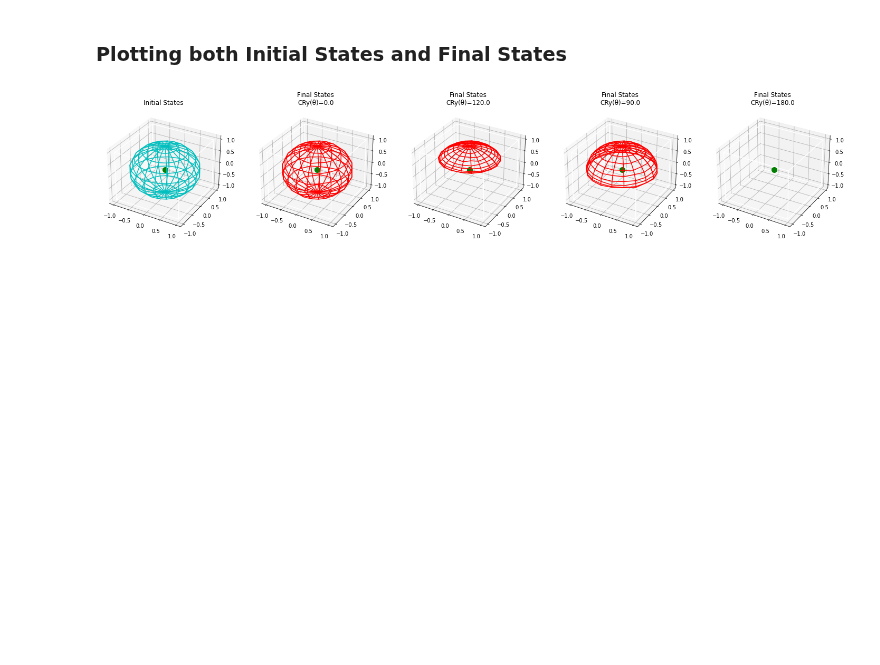
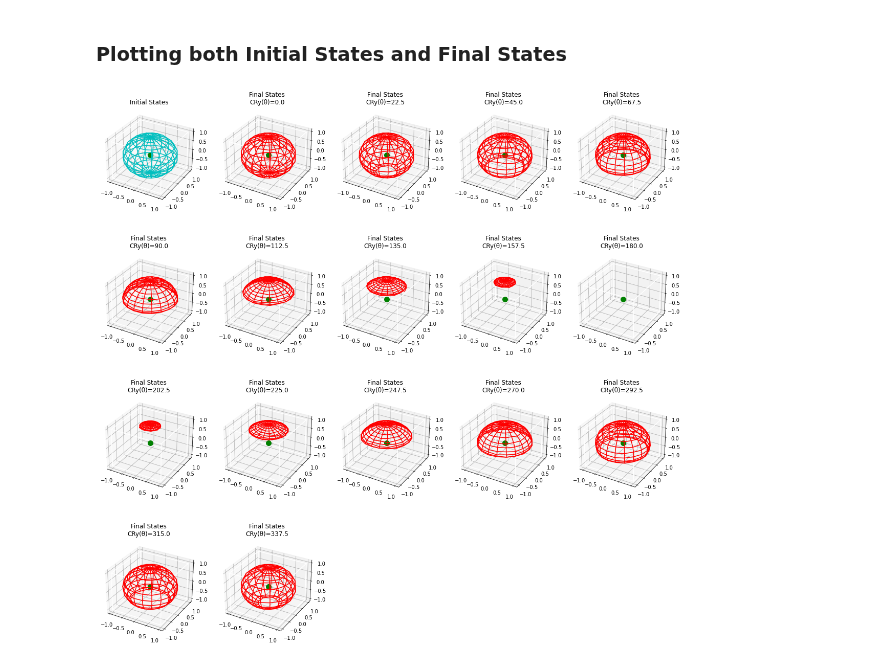
Before and after one commit to iamtxena/quantum-channel-discrimination, a Jupyter notebook: src/qcdBase.ipynb, the cells around one changed output. Cells and saved outputs as stored; diff of their text form; code cells hidden in the pictures; blank space fills up the shorter version.

Commit message:
feat: loop and print all channel executions. 16 different channels

```diff
--- a/src/qcdBase.ipynb
+++ b/src/qcdBase.ipynb
@@ -93,8 +93,8 @@ anglesTheta = np.mgrid[0:pi:pointsTheta*1j]
 anglesPhase = np.mgrid[0:2*pi:pointsPhase*1j]
 # angleCYgate = pi/1.5  # Angle used for CY gate
 # angles shift from first parameter, to the second one, with jumps using the third parameter
-# anglesCYgate = np.arange(0, 2*pi, 2*pi/10)
-anglesCYgate = [0, pi/1.5, pi/2, pi]
+anglesCYgate = np.arange(0, 2*pi, 2*pi/16)
+# anglesCYgate = [0, pi/1.5, pi/2, pi]
 iterations = 5000  # Number of iterations in execution
 
 totalResults = []
@@ -106,7 +106,7 @@ initialStates = prepareInitialStates(anglesTheta, anglesPhase)
 
 # Initialize circuit with desired initial_state
 for angleCYgate in anglesCYgate:
-    print("Starting to compute a circuit with angle: ", math.degrees(angleCYgate))
+    print("Starting to compute a channel with angle: ", math.degrees(angleCYgate))
     circuitResultsSpecificChannel = []
     countsSpecificChannel = []
     circuitSpecificChannel = []
@@ -178,36 +195,36 @@ plt.show()
 ### Plotting both Initial States and Final States
 # %%
 
-fig = plt.figure(figsize=(25,50))
+fig = plt.figure(figsize=(20,25))
 #===============
 #  First subplot
 #===============
 # set up the axes for the first plot
-ax = fig.add_subplot(math.ceil(len(allChannelsFinalStatesReshaped)/5), 5, 1, projection='3d')
+ax = fig.add_subplot(5, 5, 1, projection='3d')
 draw_cube(ax)
 
 # draw initial states
 ax.plot_wireframe(initialStatesReshaped['reshapedCoordsX'], initialStatesReshaped['reshapedCoordsY'], initialStatesReshaped['reshapedCoordsZ'], color="c")
 ax.set_title("Initial States")
 # draw center
 ax.scatter([0], [0], [0], color="g", s=100)
 
 #===============
 # Next subplots
 #===============
 indexFinalStateReshaped = 0
 for finalStatesReshaped in allChannelsFinalStatesReshaped:
     # set up the axes for the second plot
-    ax = fig.add_subplot(math.ceil(len(allChannelsFinalStatesReshaped)/5), 5, 2 + indexFinalStateReshaped, projection='3d')
+    ax = fig.add_subplot(5, 5, 2 + indexFinalStateReshaped, projection='3d')
     draw_cube(ax)
     # draw final states
     ax.plot_wireframe(finalStatesReshaped['reshapedCoordsX'], finalStatesReshaped['reshapedCoordsY'], finalStatesReshaped['reshapedCoordsZ'], color="r")
     title = "Final States\n" + u"CRy(\u03B8)=" + str(np.round(math.degrees(anglesCYgate[indexFinalStateReshaped]),3))
     ax.set_title(title)
     # draw center
     ax.scatter([0], [0], [0], color="g", s=100)
     indexFinalStateReshaped+=1
 
 plt.show()
 # %% [output]
-[figure, old version]
+[figure, new version]
```
Also changed, not shown: parts of 1 cell of this notebook.
